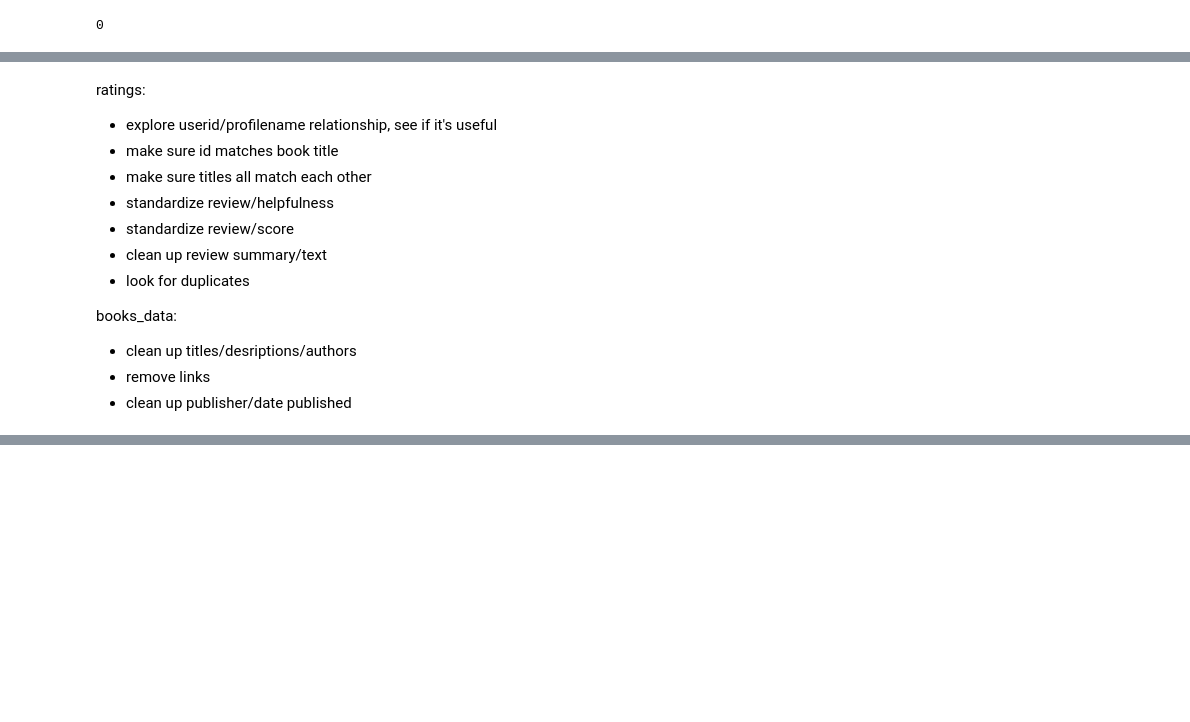
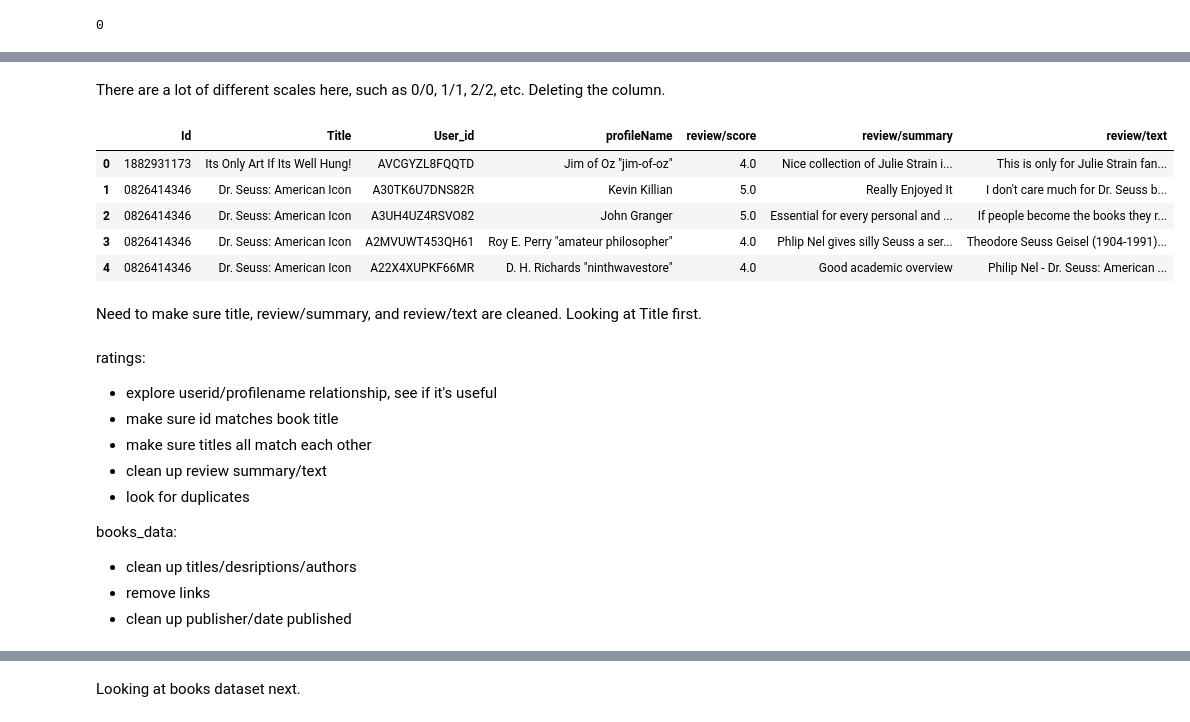
Before and after one commit to rachelhgoldstein/Book_Rec_System, a Jupyter notebook: Code/EDA_Working_Copy.ipynb, the cells around one changed output, grey strips where cells are left out. Saved outputs shown, nothing was run; the diff lists cells and outputs as text; code cells hidden in the pictures; blank space fills up the shorter version.

```diff
--- a/Code/EDA_Working_Copy.ipynb
+++ b/Code/EDA_Working_Copy.ipynb
@@ -245,10 +262,22 @@ ratings['review/score'].isna().sum()
+# %% [markdown]
+There are a lot of different scales here, such as 0/0, 1/1, 2/2, etc. Deleting the column.
+# %%
+ratings.drop(labels='review/helpfulness', axis=1, inplace=True)
+ratings.head()
+# %% [output]
+|  | Id | Title | User_id | profileName | review/score | review/summary | review/text |
+| 0 | 1882931173 | Its Only Art If Its Well Hung! | AVCGYZL8FQQTD | Jim of Oz "jim-of-oz" | 4.0 | Nice collection of Julie Strain i... | This is only for Julie Strain fan... |
+| 1 | 0826414346 | Dr. Seuss: American Icon | A30TK6U7DNS82R | Kevin Killian | 5.0 | Really Enjoyed It | I don't care much for Dr. Seuss b... |
+| 2 | 0826414346 | Dr. Seuss: American Icon | A3UH4UZ4RSVO82 | John Granger | 5.0 | Essential for every personal and ... | If people become the books they r... |
+| 3 | 0826414346 | Dr. Seuss: American Icon | A2MVUWT453QH61 | Roy E. Perry "amateur philosopher" | 4.0 | Phlip Nel gives silly Seuss a ser... | Theodore Seuss Geisel (1904-1991)... |
+| 4 | 0826414346 | Dr. Seuss: American Icon | A22X4XUPKF66MR | D. H. Richards "ninthwavestore" | 4.0 | Good academic overview | Philip Nel - Dr. Seuss: American ... |
+# %% [markdown]
+Need to make sure title, review/summary, and review/text are cleaned. Looking at Title first.
 # %% [markdown]
 ratings:
 - explore userid/profilename relationship, see if it's useful
 - make sure id matches book title
 - make sure titles all match each other
-- standardize review/helpfulness
-- standardize review/score
 - clean up review summary/text
 - look for duplicates
 
@@ -265,3 +294,5 @@ ratings.head()
 | 2 | 0826414346 | Dr. Seuss: American Icon | A3UH4UZ4RSVO82 | John Granger | 10/11 | 5.0 | 1078790400 | Essential for every personal and ... | ... |
 | 3 | 0826414346 | Dr. Seuss: American Icon | A2MVUWT453QH61 | Roy E. Perry "amateur philosopher" | 7/7 | 4.0 | 1090713600 | Phlip Nel gives silly Seuss a ser... | ... |
 | 4 | 0826414346 | Dr. Seuss: American Icon | A22X4XUPKF66MR | D. H. Richards "ninthwavestore" | 3/3 | 4.0 | 1107993600 | Good academic overview | ... |
+# %% [markdown]
+Looking at books dataset next.
```
Also changed, not shown: parts of 11 cells of this notebook.
